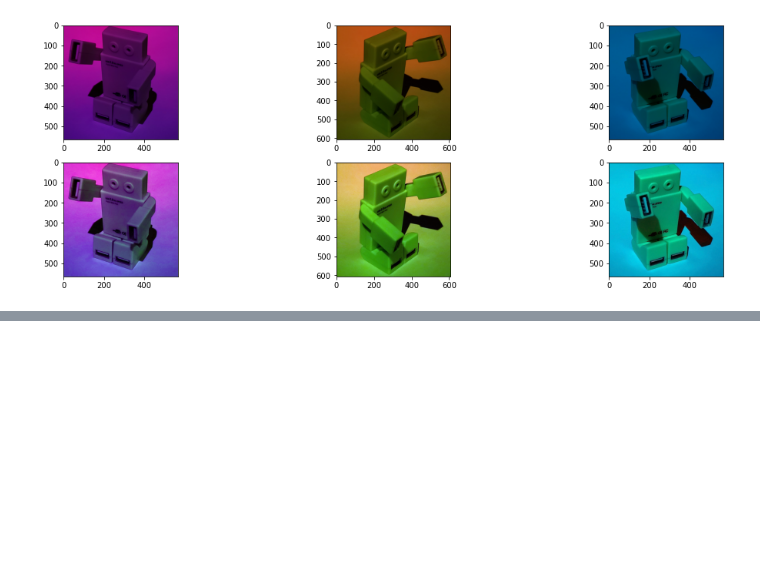
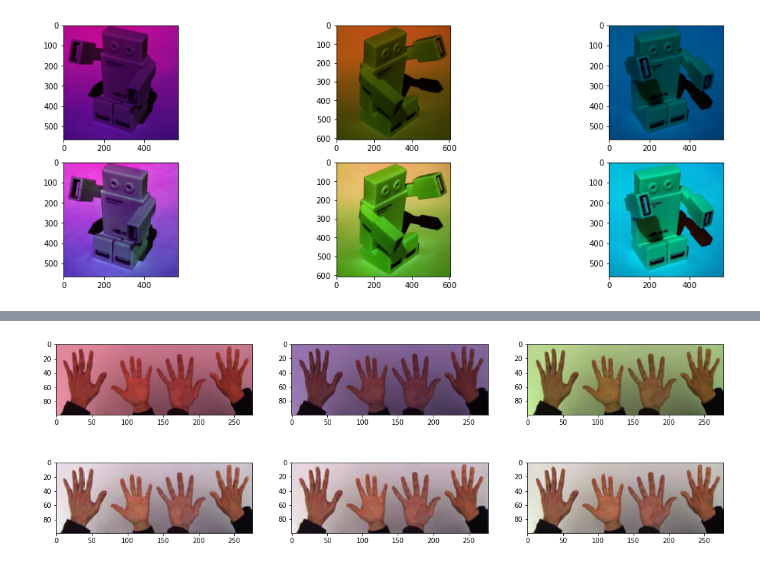
Before and after one commit to nicolascecchi/AI-Specialization, a Jupyter notebook: B2/CV1/B2_CV1_C2_Tito_el_robotito.ipynb, the cells around one changed output, grey strips where cells are left out. Drawn from its saved outputs; the diff is of its cells as text; code cells hidden in the pictures; blank space fills up the shorter version.

```diff
--- a/B2/CV1/B2_CV1_C2_Tito_el_robotito.ipynb
+++ b/B2/CV1/B2_CV1_C2_Tito_el_robotito.ipynb
@@ -98,0 +166,31 @@ plt.show()
+# %%
+#Cargamos imagenes y ponemos en RGB
+manos_red = cv.imread('test_red.png')
+manos_red = cv.cvtColor(manos_red,cv.COLOR_BGR2RGB)
+
+manos_blue = cv.imread('test_blue.png')
+manos_blue = cv.cvtColor(manos_blue,cv.COLOR_BGR2RGB)
+
+manos_green = cv.imread('test_green.png')
+manos_green = cv.cvtColor(manos_green,cv.COLOR_BGR2RGB)
+# %%
+adj_manos_red = white_patch(manos_red,percentile=100)
+
+adj_manos_blue = white_patch(manos_blue,percentile=100)
+
+adj_manos_green = white_patch(manos_green,percentile=100)
+# %%
+f, ax = plt.subplots(ncols=3,nrows=2,figsize=(18,6))
+
+ax[0][0].imshow(manos_red)
+ax[1][0].imshow(adj_manos_red)
+
+ax[0][1].imshow(manos_blue)
+ax[1][1].imshow(adj_manos_blue)
+
+ax[0][2].imshow(manos_green)
+ax[1][2].imshow(adj_manos_green)
+
+plt.show()
+# %% [output]
+[figure, added]
```
Also changed, not shown: parts of 22 cells of this notebook.
